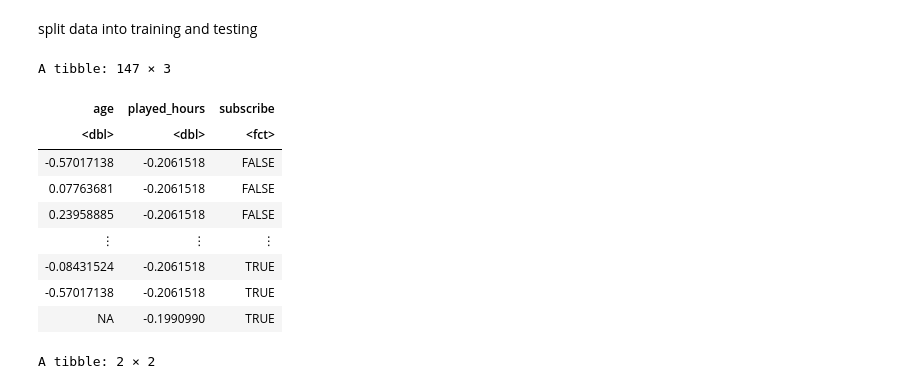
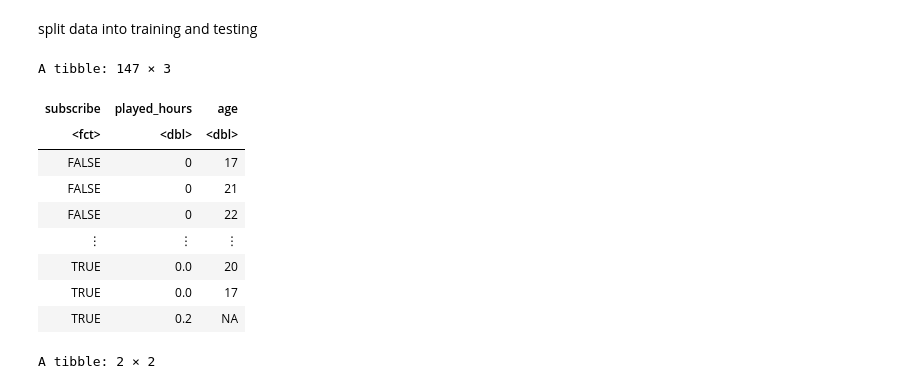
Before and after one commit to ashfilonova/dsci_project, a Jupyter notebook: dsci_project.ipynb, the cells around one changed output. Drawn from its saved outputs; the diff is of its cells as text; code cells hidden in the pictures.

```diff
--- a/dsci_project.ipynb
+++ b/dsci_project.ipynb
@@ -171,23 +112,23 @@ split data into training and testing
 # %%
 #splitting data into training data and testing data
 set.seed(9999)
 
-minecraft_split <- initial_split(minecraft_scaled, prop = 0.75, strata = subscribe)
+minecraft_split <- initial_split(minecraft_small, prop = 0.75, strata = subscribe)
 minecraft_train <- training(minecraft_split)
 minecraft_test <- testing(minecraft_split)
 
 minecraft_train
 # %% [output]
 A tibble: 147 × 3
-| age | played_hours | subscribe |
-| <dbl> | <dbl> | <fct> |
-| -0.57017138 | -0.2061518 | FALSE |
-| 0.07763681 | -0.2061518 | FALSE |
-| 0.23958885 | -0.2061518 | FALSE |
+| subscribe | played_hours | age |
+| <fct> | <dbl> | <dbl> |
+| FALSE | 0 | 17 |
+| FALSE | 0 | 21 |
+| FALSE | 0 | 22 |
 | ⋮ | ⋮ | ⋮ |
-| -0.08431524 | -0.2061518 | TRUE |
-| -0.57017138 | -0.2061518 | TRUE |
-| NA | -0.1990990 | TRUE |
+| TRUE | 0.0 | 20 |
+| TRUE | 0.0 | 17 |
+| TRUE | 0.2 | NA |
 # %%
 #figuring out how many of each category we have
 counts <- minecraft_train |>
```
Also changed, not shown: parts of 12 cells of this notebook.
